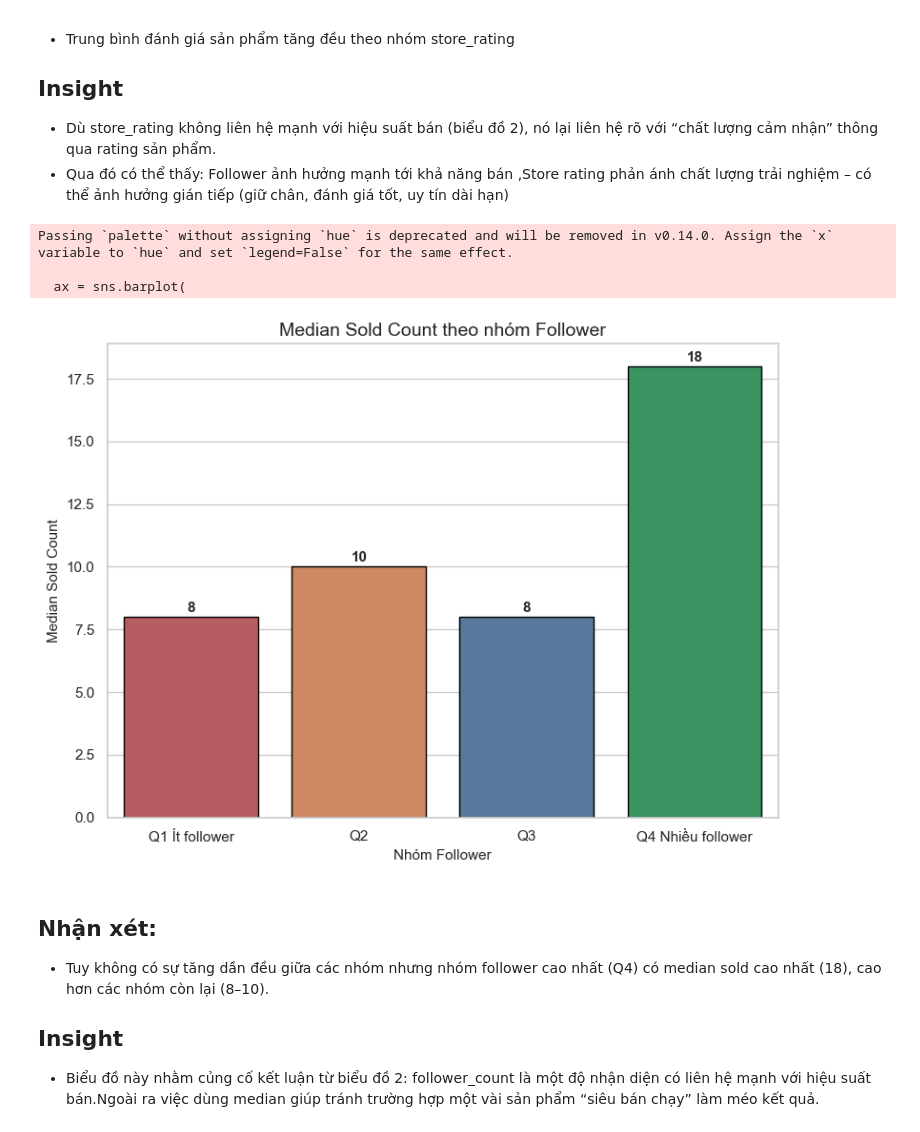
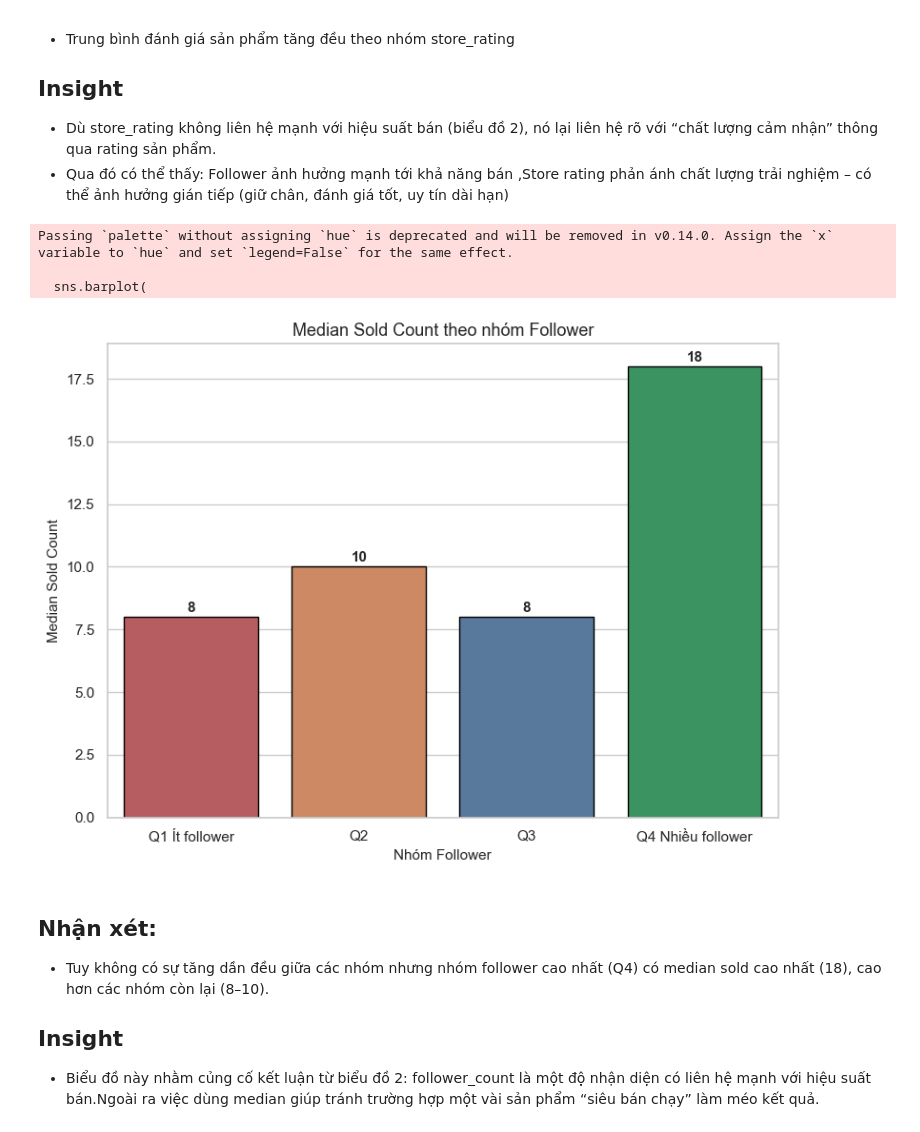
Before and after one commit to phuongth05/DV_LAB01, a Jupyter notebook: groups/thuong.ipynb, the cells around one changed output. Cells and saved outputs as stored; diff of their text form; code cells hidden in the pictures.

```diff
--- a/groups/thuong.ipynb
+++ b/groups/thuong.ipynb
@@ -214,23 +214,26 @@ grp_rating = df_insight.groupby("store_rating_group", observed=False).agg(
     median_review=("review_count", "median")
 ).reset_index()
 
-plt.figure(figsize=(8, 6))
-ax = sns.barplot(
+fig, ax = plt.subplots(figsize=(8, 6))
+sns.barplot(
     data=grp_rating,
     x="store_rating_group",
     y="mean_product_rating",
     palette=["#d95f02", "#fdb863", "#80b1d3", "#1b9e77"],
-    edgecolor="black"
+    edgecolor="black",
+    ax=ax
 )
 
 for i, v in enumerate(grp_rating["mean_product_rating"]):
     ax.text(i, v + 0.03, f"{v:.2f}", ha="center", fontweight="bold")
 
-plt.title("Trung bình Product Rating theo nhóm Store Rating")
-plt.xlabel("Nhóm Store Rating")
-plt.ylabel("Mean Product Rating")
-plt.ylim(0, 5.2)
-plt.tight_layout()
+ax.set_title("Trung bình Product Rating theo nhóm Store Rating")
+ax.set_xlabel("Nhóm Store Rating")
+ax.set_ylabel("Mean Product Rating")
+ax.set_ylim(0, 5.2)
+fig.tight_layout()
+
+fig.savefig("mean_product_rating_by_store_rating.svg", format="svg")
 plt.show()
 # %% [output]
 Passing `palette` without assigning `hue` is deprecated and will be removed in v0.14.0. Assign the `x` variable to `hue` and set `legend=False` for the same effect.
@@ -246,32 +249,35 @@ Passing `palette` without assigning `hue` is deprecated and will be removed in v
 # %%
 grp_follower = df_insight.groupby("follower_group", observed=False).agg(
     median_sold=("sold_count", "median"),
     median_review=("review_count", "median"),
     mean_product_rating=("rating_avg", "mean")
 ).reset_index()
 
-plt.figure(figsize=(8, 6))
-ax = sns.barplot(
+fig, ax = plt.subplots(figsize=(8, 6))
+sns.barplot(
     data=grp_follower,
     x="follower_group",
     y="median_sold",
     palette=["#c44e52", "#dd8452", "#4c78a8", "#2ca25f"],
-    edgecolor="black"
+    edgecolor="black",
+    ax=ax
 )
 
 for i, v in enumerate(grp_follower["median_sold"]):
     ax.text(i, v + 0.2, f"{v:.0f}", ha="center", fontweight="bold")
 
-plt.title("Median Sold Count theo nhóm Follower")
-plt.xlabel("Nhóm Follower")
-plt.ylabel("Median Sold Count")
-plt.tight_layout()
+ax.set_title("Median Sold Count theo nhóm Follower")
+ax.set_xlabel("Nhóm Follower")
+ax.set_ylabel("Median Sold Count")
+fig.tight_layout()
+
+fig.savefig("median_sold_count_by_follower_group.svg", format="svg")
 plt.show()
 # %% [output]
 Passing `palette` without assigning `hue` is deprecated and will be removed in v0.14.0. Assign the `x` variable to `hue` and set `legend=False` for the same effect.
 
-  ax = sns.barplot(
+  sns.barplot(
-[figure, old version]
+[figure, new version]
 # %% [markdown]
 ## Nhận xét:
 - Tuy không có sự tăng dần đều giữa các nhóm nhưng nhóm follower cao nhất (Q4) có median sold cao nhất (18), cao hơn các nhóm còn lại (8–10).
```
Also changed, not shown: parts of 6 cells of this notebook, 1 other file.
